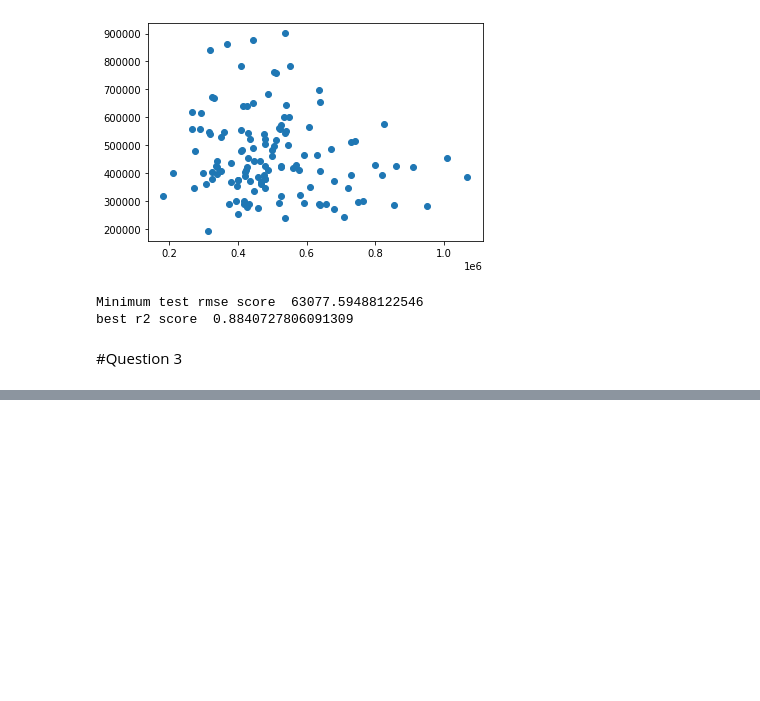
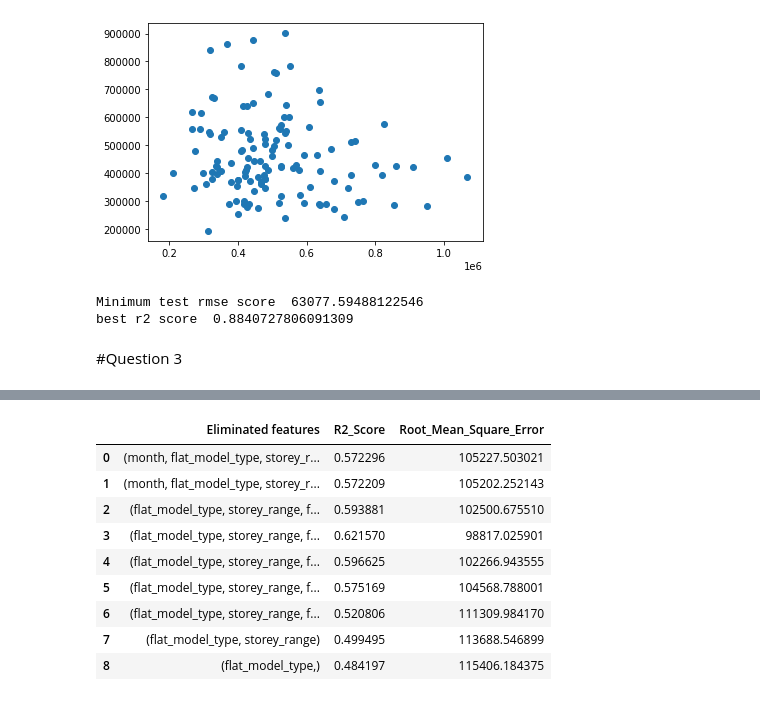
Before and after one commit to kirath2205/Neural-Network-Assignment-1, a Jupyter notebook: start_1b.ipynb, the cells around one changed output, grey strips where cells are left out. Saved outputs shown, nothing was run; the diff lists cells and outputs as text; code cells hidden in the pictures; blank space fills up the shorter version.

```diff
--- a/start_1b.ipynb
+++ b/start_1b.ipynb
@@ -438,0 +500,3 @@ def recursive_feature_elimination(features , previous_r2):
+# %%
+for key in result.keys():
+  print(key,'  ',result[key])
@@ -438,0 +513,31 @@ def recursive_feature_elimination(features , previous_r2):
+# %%
+final_table = {}
+for key in result.keys():
+  temp_list=[]
+  for element in feature_list:
+    if(element not in key):
+      temp_list.append(element)
+  final_table[tuple(temp_list)] = [result[key][0],(result[key][1])]
+# %%
+eliminated_features = []
+r2_scores_list = []
+root_mean_square_error_list = []
+for key in result.keys():
+  eliminated_features.append(key)
+  r2_scores_list.append(result[key][0])
+  root_mean_square_error_list.append(result[key][1])
+# %%
+rfe_table = pd.DataFrame(list(zip(eliminated_features , r2_scores_list , root_mean_square_error_list)) , columns=['Eliminated features','R2_Score','Root_Mean_Square_Error'])
+# %%
+rfe_table
+# %% [output]
+|  | Eliminated features | R2_Score | Root_Mean_Square_Error |
+| 0 | (month, flat_model_type, storey_r... | 0.572296 | 105227.503021 |
+| 1 | (month, flat_model_type, storey_r... | 0.572209 | 105202.252143 |
+| 2 | (flat_model_type, storey_range, f... | 0.593881 | 102500.675510 |
+| 3 | (flat_model_type, storey_range, f... | 0.621570 | 98817.025901 |
+| 4 | (flat_model_type, storey_range, f... | 0.596625 | 102266.943555 |
+| 5 | (flat_model_type, storey_range, f... | 0.575169 | 104568.788001 |
+| 6 | (flat_model_type, storey_range, f... | 0.520806 | 111309.984170 |
+| 7 | (flat_model_type, storey_range) | 0.499495 | 113688.546899 |
+| 8 | (flat_model_type,) | 0.484197 | 115406.184375 |
```
Also changed, not shown: parts of 4 cells of this notebook.
